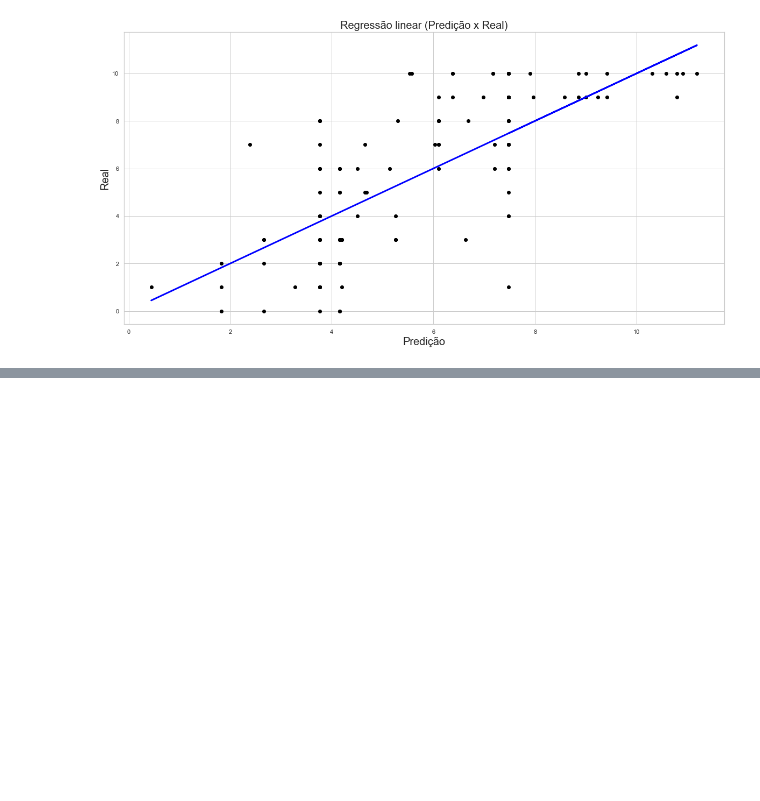
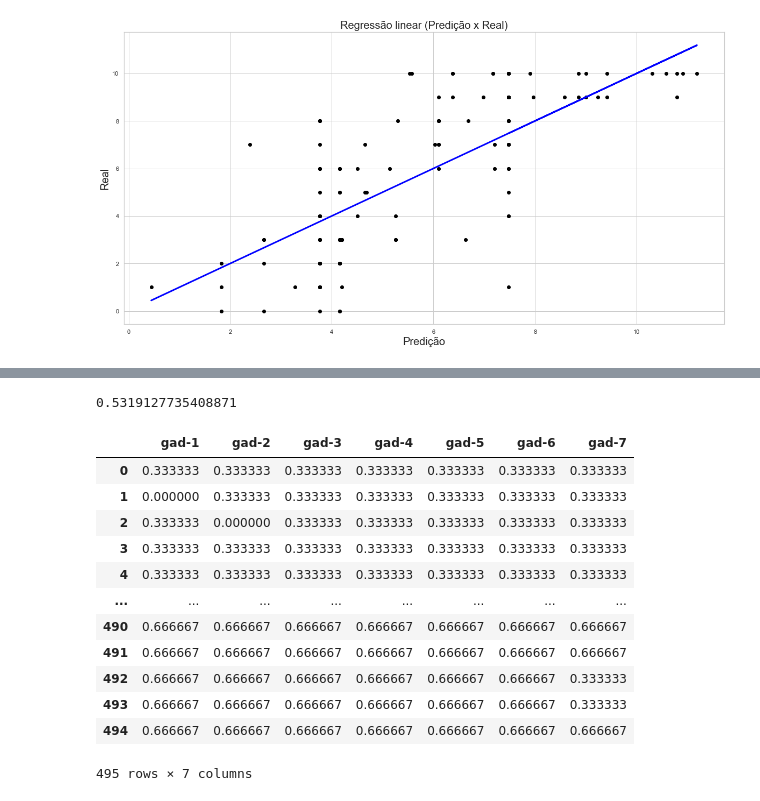
Before and after one commit to andretakeo/Projeto2_03-2023, a Jupyter notebook: Projeto #02.ipynb, the cells around one changed output, grey strips where cells are left out. Cells and saved outputs as stored; diff of their text form; code cells hidden in the pictures; blank space fills up the shorter version.

```diff
--- a/Projeto #02.ipynb
+++ b/Projeto #02.ipynb
@@ -583,0 +467,2 @@ plt.show()
+# %%
+df['renda'] = df['renda'].apply(int)
@@ -583,0 +529,4 @@ plt.show()
+# %%
+obj_normalizado = MinMaxScaler().fit(newdf)
+df_normalizado = obj_normalizado.transform(newdf)
+df_normalizado
@@ -583,0 +597,26 @@ plt.show()
+# %%
+X_train, X_test, y_train, y_test = train_test_split(X1, y1, test_size=0.3, random_state=100)
+model = LinearRegression()
+model.fit(X_train, y_train)
+y_pred = model.predict(X_test)
+
+r2_score(y_test, y_pred)
+# %% [output]
+0.5319127735408871
+# %%
+X2 = df_normalizado[["gad-1", "gad-2", "gad-3", "gad-4", "gad-5", "gad-6", "gad-7"]]
+X2
+# %% [output]
+|  | gad-1 | gad-2 | gad-3 | gad-4 | gad-5 | gad-6 | gad-7 |
+| 0 | 0.333333 | 0.333333 | 0.333333 | 0.333333 | 0.333333 | 0.333333 | 0.333333 |
+| 1 | 0.000000 | 0.333333 | 0.333333 | 0.333333 | 0.333333 | 0.333333 | 0.333333 |
+| 2 | 0.333333 | 0.000000 | 0.333333 | 0.333333 | 0.333333 | 0.333333 | 0.333333 |
+| 3 | 0.333333 | 0.333333 | 0.333333 | 0.333333 | 0.333333 | 0.333333 | 0.333333 |
+| 4 | 0.333333 | 0.333333 | 0.333333 | 0.333333 | 0.333333 | 0.333333 | 0.333333 |
+| ... | ... | ... | ... | ... | ... | ... | ... |
+| 490 | 0.666667 | 0.666667 | 0.666667 | 0.666667 | 0.666667 | 0.666667 | 0.666667 |
+| 491 | 0.666667 | 0.666667 | 0.666667 | 0.666667 | 0.666667 | 0.666667 | 0.666667 |
+| 492 | 0.666667 | 0.666667 | 0.666667 | 0.666667 | 0.666667 | 0.666667 | 0.333333 |
+| 493 | 0.666667 | 0.666667 | 0.666667 | 0.666667 | 0.666667 | 0.666667 | 0.333333 |
+| 494 | 0.666667 | 0.666667 | 0.666667 | 0.666667 | 0.666667 | 0.666667 | 0.666667 |
+495 rows × 7 columns
```
Also changed, not shown: parts of 45 cells of this notebook.
